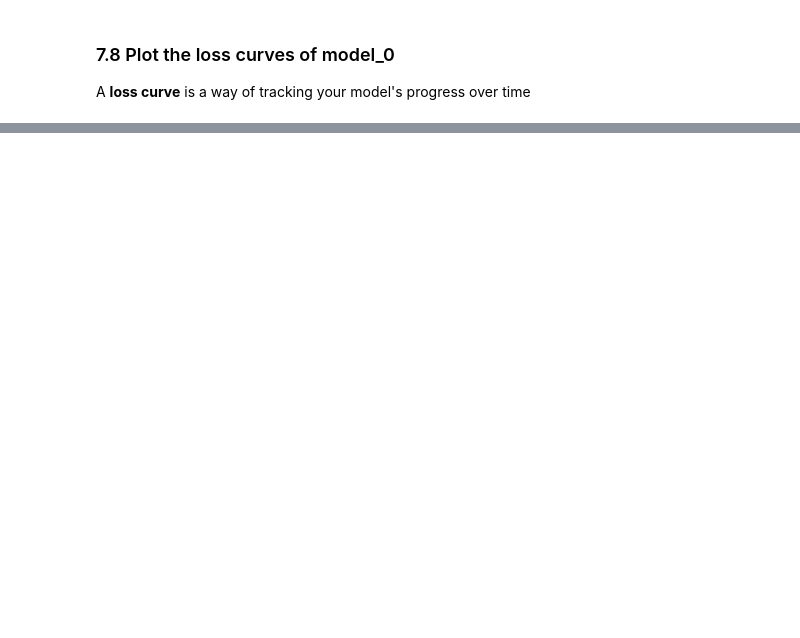
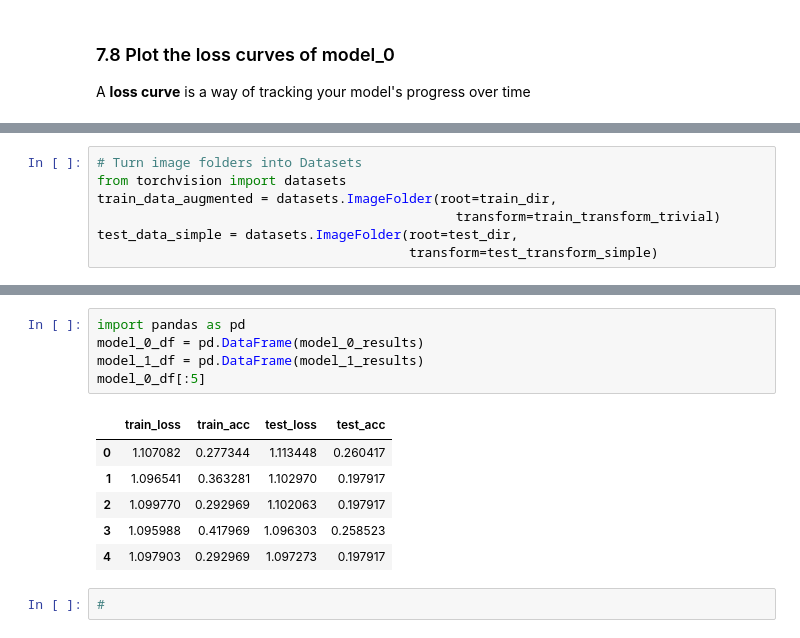
Before and after one commit to BigBarfEaterBBE/pytorch-learning, a Jupyter notebook: 04_pytorch_custom_dataset.ipynb, the cells around one changed output, grey strips where cells are left out. Drawn from its saved outputs; the diff is of its cells as text; blank space fills up the shorter version.

```diff
--- a/04_pytorch_custom_dataset.ipynb
+++ b/04_pytorch_custom_dataset.ipynb
@@ -1023,0 +1097,7 @@ A **loss curve** is a way of tracking your model's progress over time
+# %%
+# Turn image folders into Datasets
+from torchvision import datasets
+train_data_augmented = datasets.ImageFolder(root=train_dir,
+                                              transform=train_transform_trivial)
+test_data_simple = datasets.ImageFolder(root=test_dir,
+                                        transform=test_transform_simple)
@@ -1023,0 +1210,14 @@ A **loss curve** is a way of tracking your model's progress over time
+# %%
+import pandas as pd
+model_0_df = pd.DataFrame(model_0_results)
+model_1_df = pd.DataFrame(model_1_results)
+model_0_df[:5]
+# %% [output]
+|  | train_loss | train_acc | test_loss | test_acc |
+| 0 | 1.107082 | 0.277344 | 1.113448 | 0.260417 |
+| 1 | 1.096541 | 0.363281 | 1.102970 | 0.197917 |
+| 2 | 1.099770 | 0.292969 | 1.102063 | 0.197917 |
+| 3 | 1.095988 | 0.417969 | 1.096303 | 0.258523 |
+| 4 | 1.097903 | 0.292969 | 1.097273 | 0.197917 |
+# %%
+#
```
Also changed, not shown: parts of 32 cells of this notebook.
